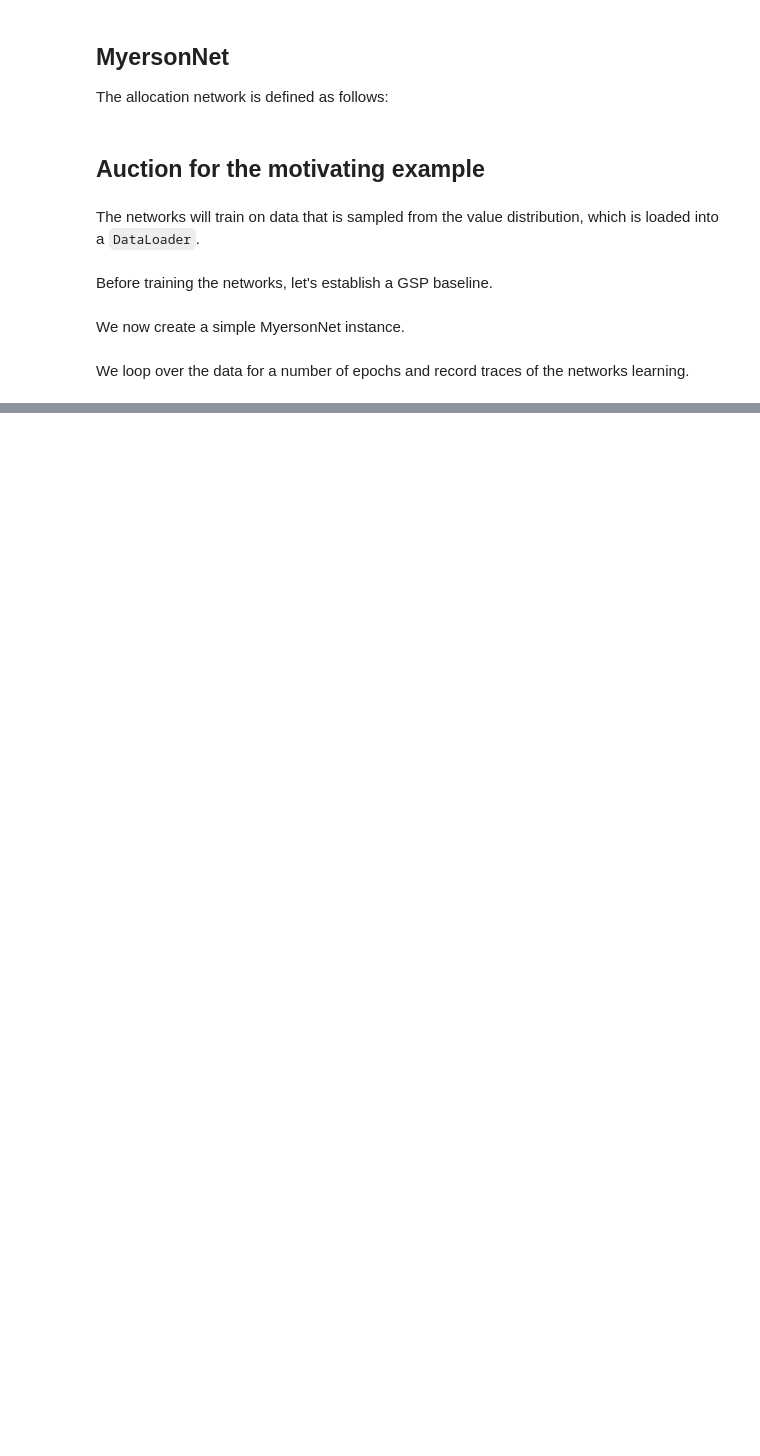
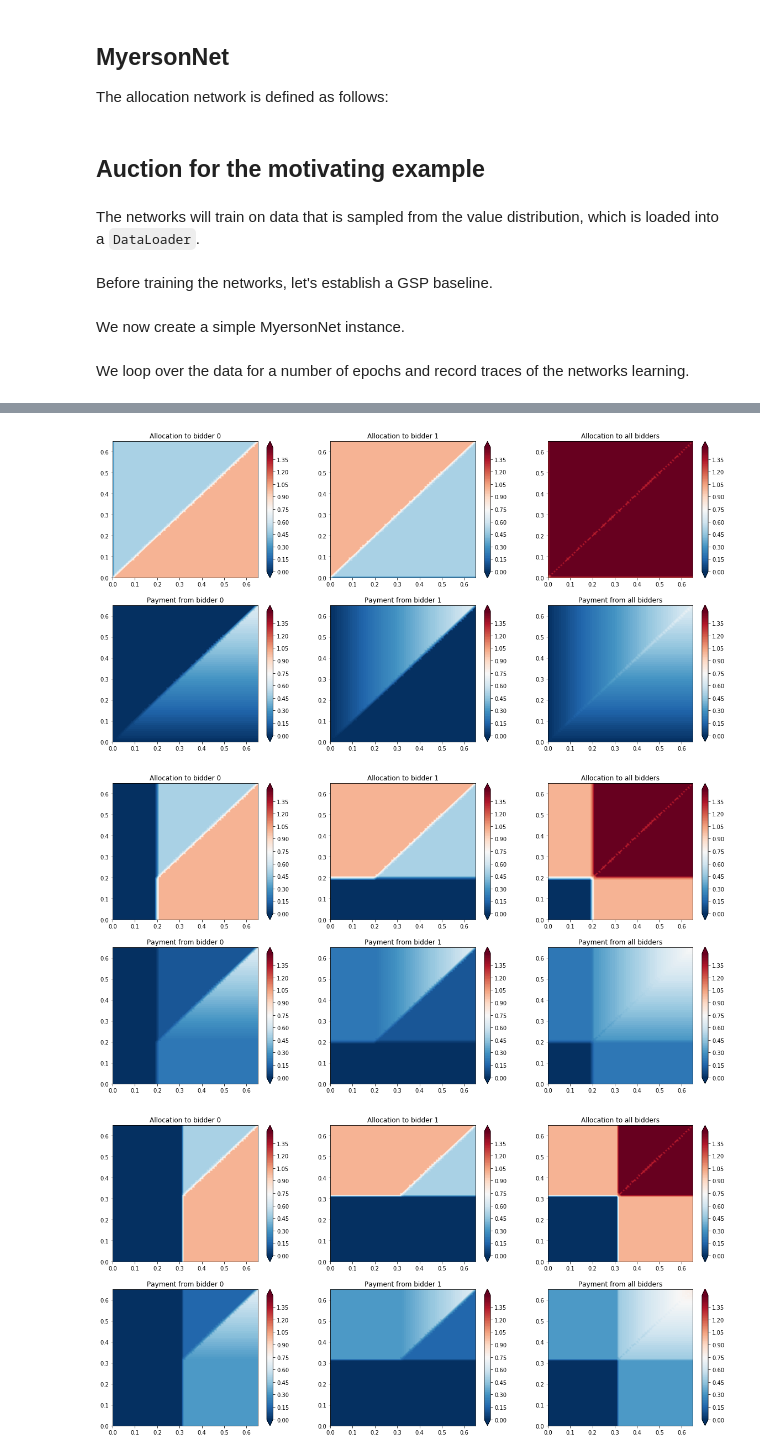
Before and after one commit to OdetteRoest/learning-auctions, a Jupyter notebook: learning-virtual-values.ipynb, the cells around one changed output, grey strips where cells are left out. Saved outputs shown, nothing was run; the diff lists cells and outputs as text; code cells hidden in the pictures; blank space fills up the shorter version.

```diff
--- a/learning-virtual-values.ipynb
+++ b/learning-virtual-values.ipynb
@@ -303,0 +206,8 @@ ax.legend();
+# %%
+plot_mechanism(gsp,common=0.66)
+plot_mechanism(myerson_net,common=0.66)
+plot_mechanism(myerson_net_with_common,common=0.66)
+# %% [output]
+[figure, added]
+[figure, added]
+[figure, added]
```
Also changed, not shown: parts of 32 cells of this notebook, 3 other files.
